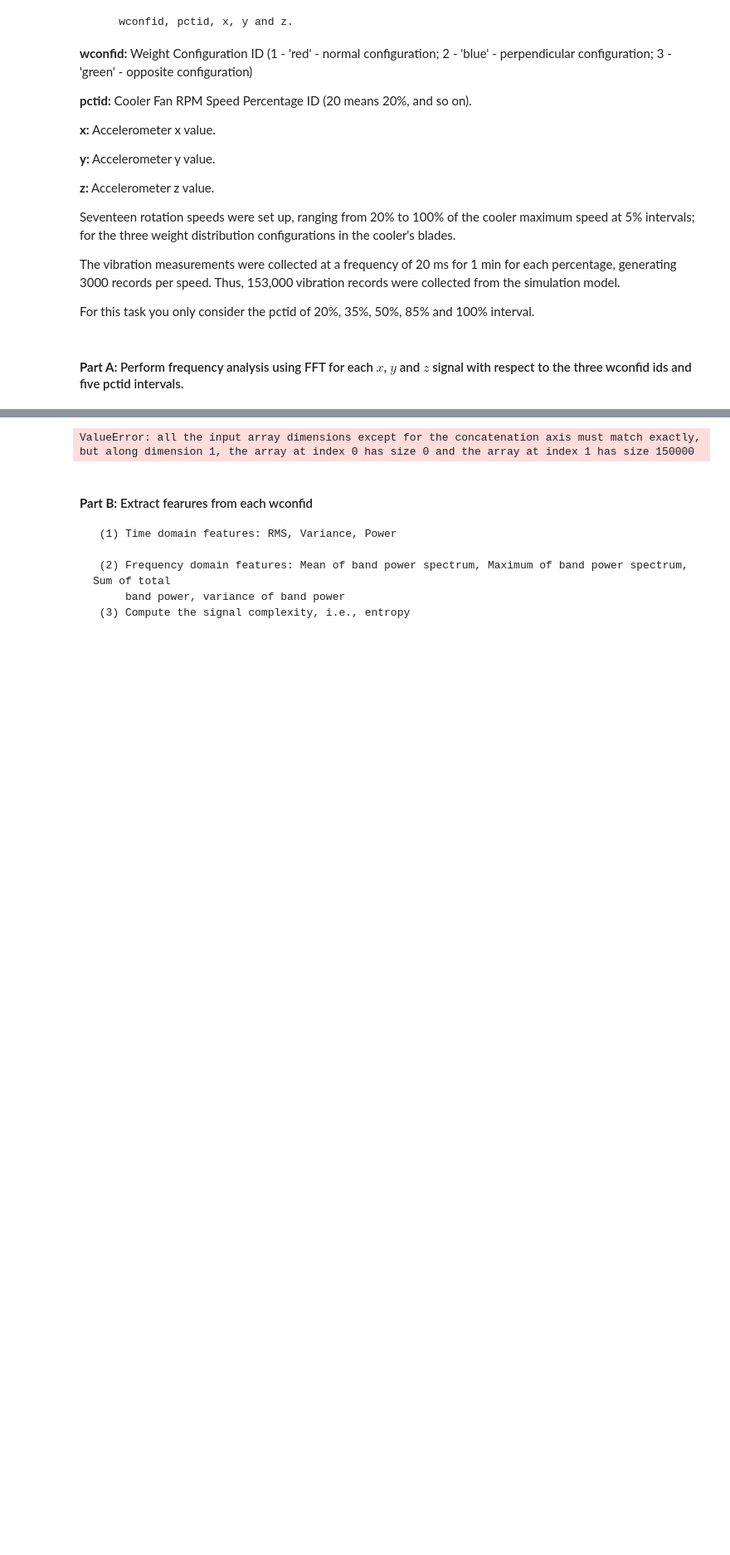
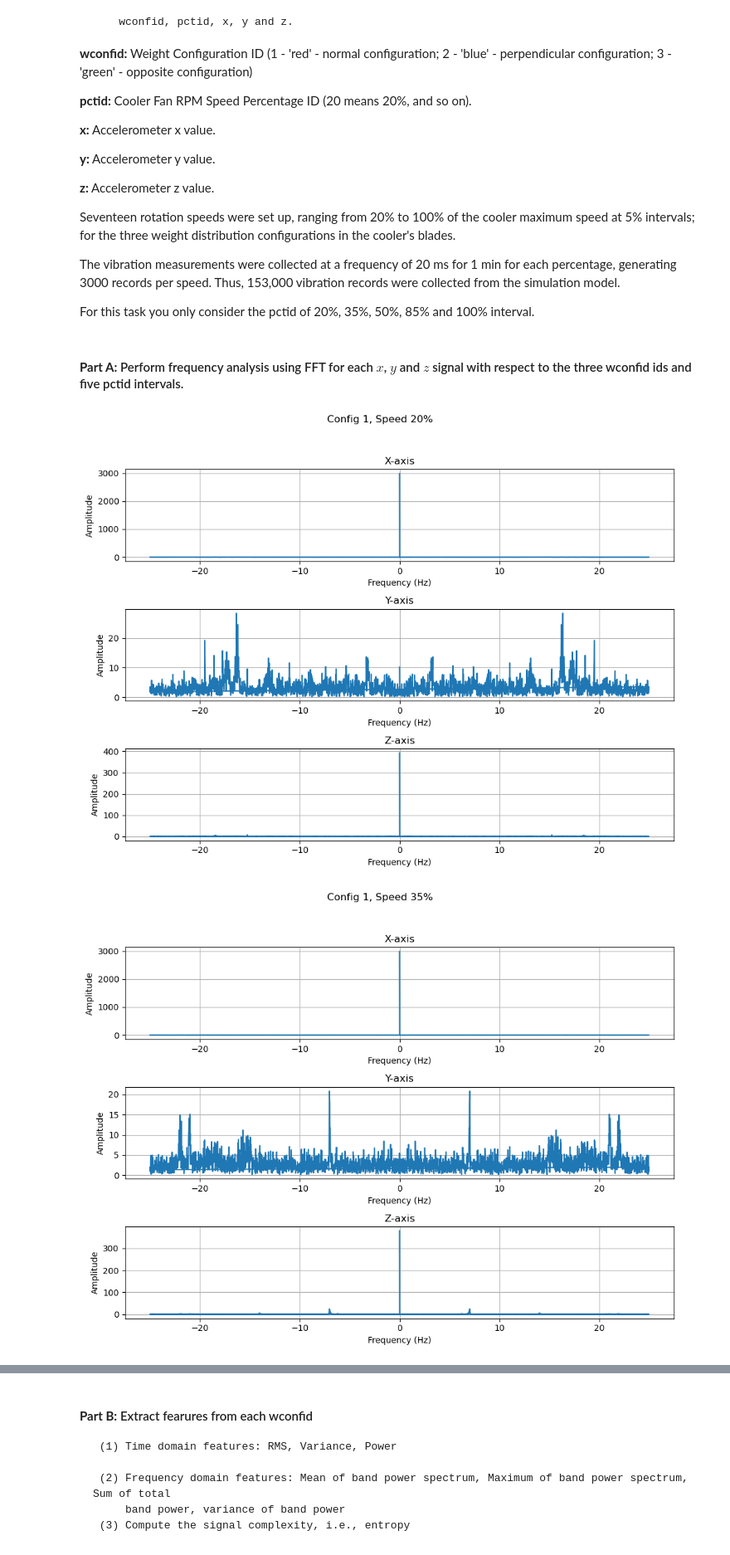
Before and after one commit to FarsanBaloo/DVA256, a Jupyter notebook: EXERCISE3/Exercise 3.ipynb, the cells around one changed output, grey strips where cells are left out. Shown at 83% size. Saved outputs shown, nothing was run; the diff lists cells and outputs as text; code cells hidden in the pictures; blank space fills up the shorter version.

```diff
--- a/EXERCISE3/Exercise 3.ipynb
+++ b/EXERCISE3/Exercise 3.ipynb
@@ -114,31 +114,19 @@ def frequencyAnalysis(signal):
     #  INSERT YOUR CODE.
     ###
 
+    sample_rate = 50
     N = len(signal)
+    yf = fft(signal)
+    xf = fftfreq(N, 1 / sample_rate)
+    amp = np.abs(yf)
 
-    sample_rate = 50  # Hertz; 20 ms -> 50 samples per second
-
-    """ Fortsätt här! """
-    duration = sample_rate * 60  # Seconds -> 3*17 = 51 minutes of running the te
-
-    N = duration * sample_rate
-    yf = fft(signal)
-    xf = fftfreq(N, 1/sample_rate)
-
-    amp = np.abs(yf)
 
     return xf, amp
 
-    """ signal -> frequencies
-    frequencies -> amplitude of the frequencies ?
-    #signal -> amplitude of the frequencies
-
-    return frequencies, amp
-    pass"""
 
 
 
-def plotFrequency(f, amp):
+def plotFrequency(f, amp, title, ax):
     ###
     #   description:
     #       this function plots power specturn density.
@@ -147,66 +135,50 @@ def plotFrequency(f, amp):
     #       f (array_like): frequencies in a signal.
     #       amp (array_like): amplitude of the frequencies.
     #
     ###
 
     ###
     #  INSERT YOUR CODE.
     ###
 
-    plt.plot(f, amp)
-    plt.show()
-    plt.plot()
+    ax.plot(f, amp)
+    ax.set_xlabel('Frequency (Hz)')
+    ax.set_ylabel('Amplitude')
+    ax.set_title(title)
+    ax.grid(True)
 
 
 #####################################################################
 #  Call the functions for frequency analysis and plot the results   #
 #  INSERT YOUR CODE BELOW                                           #
 #####################################################################
 #print(df[:3000*17])
 
-master_db_list = []
-master_pctid = [20,35,50,85,100]
-for x in range(3):
-    new_db = df[df['wconfid'] == x+1]
-    for y in range(5):
-        master_db_list.append(new_db[new_db['pctid'] == master_pctid[y]])
-#print(len(master_db_list))
-#print(master_db_list)
 
-#freq = np.array()
-#amps = np.array()
-for i in master_db_list:
-    print(i)
-    xFreq, xAmp = frequencyAnalysis(np.array(i['x']))
-    yFreq, yAmp = frequencyAnalysis(np.array(i['y']))
-    zFreq, zAmp = frequencyAnalysis(np.array(i['z']))
-    print(len(xFreq))
-    print(len(xAmp))
-    freq = np.vstack((freq, xFreq, yFreq, zFreq))
-    amps = np.vstack((amps, xAmp, yAmp, zAmp))
+pctids = [20, 35, 50, 85, 100]
+df = df[df['pctid'].isin(pctids)]
 
-plotFrequency(freq, amps)
+for wconfid in range(1, 4):
+    for pctid in pctids:
+        fig, axs = plt.subplots(3, 1, figsize=(10, 8))
+        fig.suptitle(f'Config {wconfid}, Speed {pctid}%')
+        subset = df[(df['wconfid'] == wconfid) & (df['pctid'] == pctid)]
+        for i, axis in enumerate(['x', 'y', 'z']):
+            signal = subset[axis].values
+            xf, amp = frequencyAnalysis(signal)
+            plotFrequency(xf, amp, f'{axis.upper()}-axis', axs[i])
+        plt.tight_layout(rect=[0, 0.03, 1, 0.95])
+        plt.show()
 
-
-"""x = np.array(df['x'])
-y = np.array(df['y'])
-z = np.array(df['z'])
-xFreq, xAmp = frequencyAnalysis(x)
-yFreq, yAmp = frequencyAnalysis(y)
-zFreq, zAmp = frequencyAnalysis(z)
-plotFrequency(xFreq, xAmp)
-plotFrequency(yFreq, yAmp)
-plotFrequency(zFreq, zAmp)"""
-"""xfrequency, xamp = df(x) -> send into -> frequencyAnalysis
-yfrequency, yamp = df(y) -> send into -> frequencyAnalysis
-zfrequency, zamp = df(z) -> send into -> frequencyAnalysis"""
 
 
 ####
 # Tips: You need to sgement the signals according to the three wconfid ids and five pctid intervals.
 #       You should plot spectral information of x, y and z signals in the same figure.
 #       There should be fifteen figures in a combination of three wconfid ids and five pctid intervals
 ####
 
 """FOR LOOP"""
 # %% [output]
+[figure, added]
+[figure, added]
@@ -229,4 +196,3 @@ zfrequency, zamp = df(z) -> send into -> frequencyAnalysis"""
-ValueError: all the input array dimensions except for the concatenation axis must match exactly, but along dimension 1, the array at index 0 has size 0 and the array at index 1 has size 150000
 # %% [markdown]
 #### <strong>Part B:</strong> Extract fearures from each wconfid
 
```
Also changed, not shown: parts of 2 cells of this notebook.
